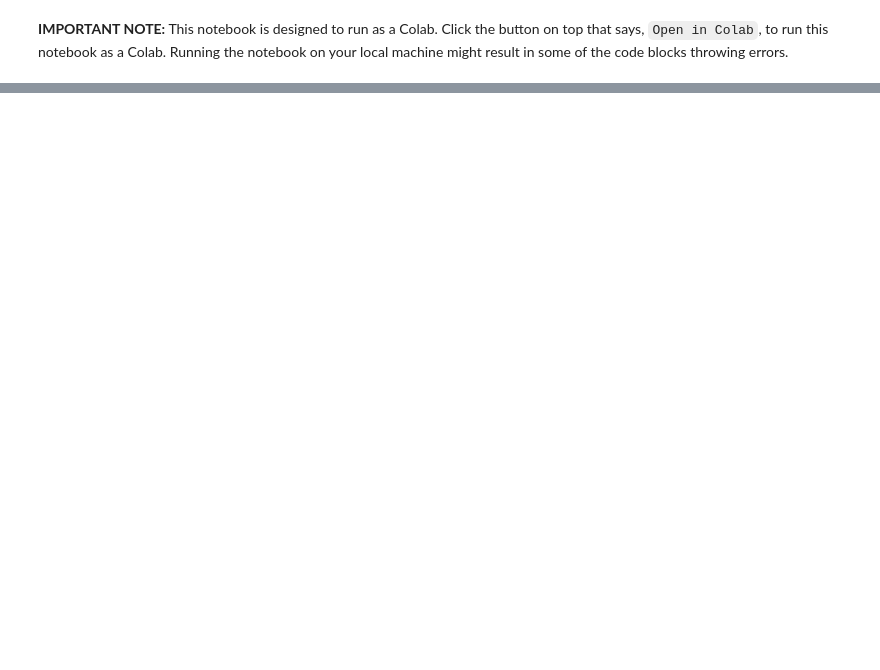
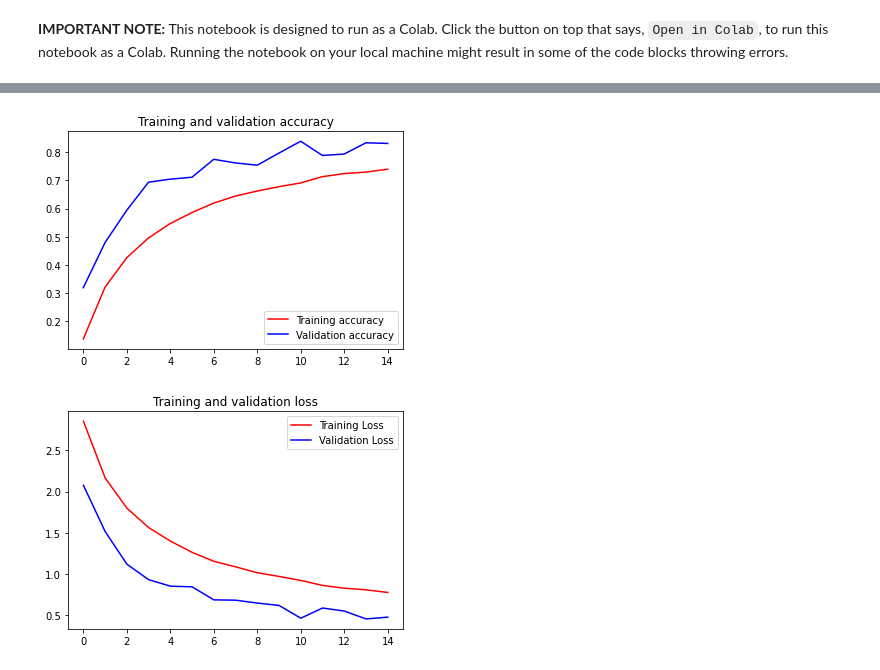
Before and after one commit to tfreyd/TensorflowCoursera, a Jupyter notebook: C2_CNN/C2_W4_Assignment.ipynb, the cells around one changed output, grey strips where cells are left out. Cells and saved outputs as stored; diff of their text form; code cells hidden in the pictures; blank space fills up the shorter version.

```diff
--- a/C2_CNN/C2_W4_Assignment.ipynb
+++ b/C2_CNN/C2_W4_Assignment.ipynb
@@ -70,15 +95,25 @@ print(testing_labels.shape)
 # You will need to make it (10000, 28, 28, 1)
 # Hint: np.expand_dims
 
-training_images = ### YOUR CODE HERE
-testing_images = ### YOUR CODE HERE
+training_images = np.expand_dims(training_images, axis=3) ### YOUR CODE HERE
+testing_images = np.expand_dims(testing_images, axis=3) ### YOUR CODE HERE
 
 train_datagen = ImageDataGenerator(
     ### YOUR CODE HERE
+    rescale=1. / 255,
+    rotation_range=40,
+    width_shift_range=0.2,
+    height_shift_range=0.2,
+    shear_range=0.2,
+    zoom_range=0.2,
+    horizontal_flip=True,
+    fill_mode='nearest'
     )
+
 
 validation_datagen = ImageDataGenerator(
     ### YOUR CODE HERE
+    rescale=1. / 255
     )
 
 # Keep These
@@ -93,14 +131,25 @@ print(testing_images.shape)
 # Use no more than 2 Conv2D and 2 MaxPooling2D
 model = tf.keras.models.Sequential([
     ### START CODE HERE
-
-
+    tf.keras.layers.Conv2D(64, (3, 3), activation='relu', input_shape=(28, 28, 1)),
+    tf.keras.layers.MaxPooling2D(2, 2),
+    tf.keras.layers.Conv2D(64, (3, 3), activation='relu'),
+    tf.keras.layers.MaxPooling2D(2, 2),
+    tf.keras.layers.Flatten(),
+    tf.keras.layers.Dense(128, activation=tf.nn.relu),
+    tf.keras.layers.Dense(26, activation=tf.nn.softmax)]
     ### END CODE HERE
     )
 
-model.compile(### YOUR CODE HERE)
+model.compile(optimizer = tf.optimizers.Adam(), ### YOUR CODE HERE)
+              loss = 'sparse_categorical_crossentropy',
+              metrics=['accuracy'])
 
-history = model.fit(### YOUR CODE HERE)
+history = model.fit(train_datagen.flow(training_images, training_labels, batch_size=32), ### YOUR CODE HERE)
+                              steps_per_epoch=len(training_images) / 32,
+                              epochs=15,
+                              validation_data=validation_datagen.flow(testing_images, testing_labels, batch_size=32),
+                              validation_steps=len(testing_images) / 32)
 
 model.evaluate(testing_images, testing_labels)
 
@@ -109,23 +177,26 @@ model.evaluate(testing_images, testing_labels)
 # %%
 # Plot the chart for accuracy and loss on both training and validation
 
 import matplotlib.pyplot as plt
-acc = ### YOUR CODE HERE
-val_acc = ### YOUR CODE HERE
-loss = ### YOUR CODE HERE
-val_loss = ### YOUR CODE HERE
+acc = history.history['accuracy'] ### YOUR CODE HERE
+val_acc = history.history['val_accuracy'] ### YOUR CODE HERE
+loss = history.history['loss'] ### YOUR CODE HERE
+val_loss = history.history['val_loss'] ### YOUR CODE HERE
 
 epochs = range(len(acc))
 
 plt.plot(epochs, acc, 'r', label='Training accuracy')
 plt.plot(epochs, val_acc, 'b', label='Validation accuracy')
 plt.title('Training and validation accuracy')
 plt.legend()
 plt.figure()
 
 plt.plot(epochs, loss, 'r', label='Training Loss')
 plt.plot(epochs, val_loss, 'b', label='Validation Loss')
 plt.title('Training and validation loss')
 plt.legend()
 
 plt.show()
+# %% [output]
+[figure, added]
+[figure, added]
```
Also changed, not shown: parts of 4 cells of this notebook.
